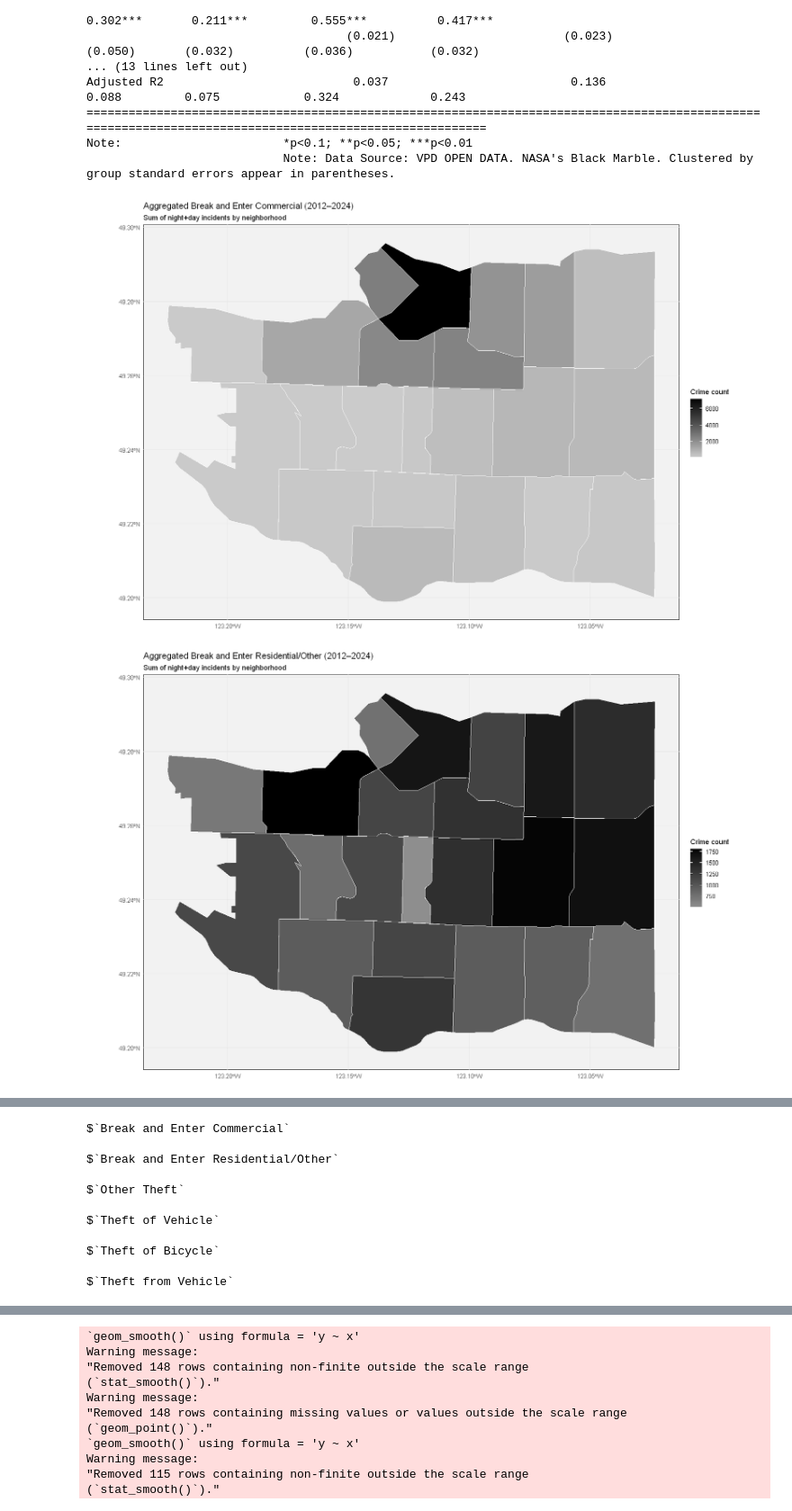
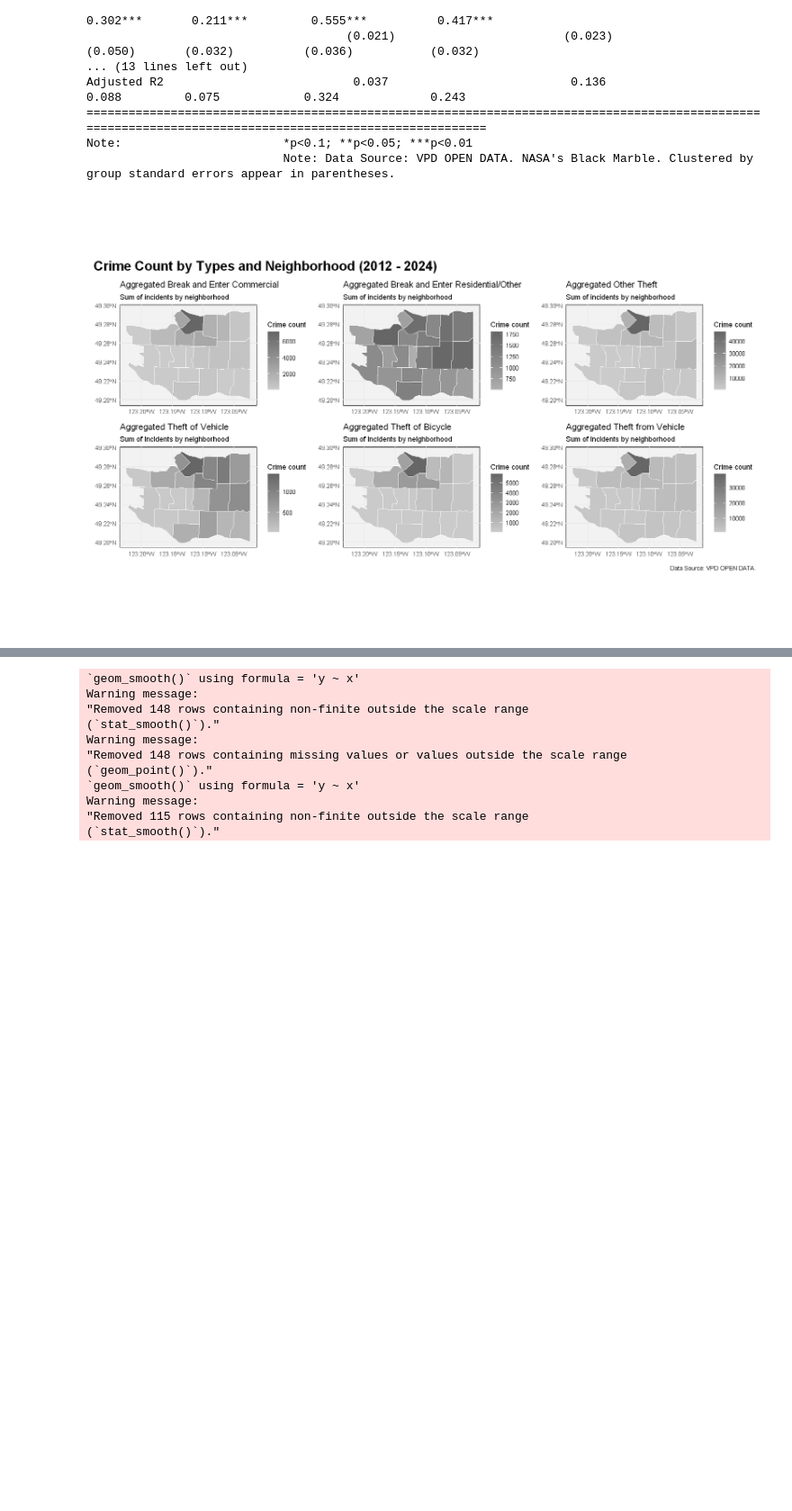
Before and after one commit to Irene-Berezin/econ_398_project, a Jupyter notebook: project_workbook.ipynb, the cells around one changed output, grey strips where cells are left out. Shown at 90% size. Cells and saved outputs as stored; diff of their text form; code cells hidden in the pictures; blank space fills up the shorter version.

```diff
--- a/project_workbook.ipynb
+++ b/project_workbook.ipynb
@@ -1521,7 +1631,8 @@ Note:                     *p<0.1; **p<0.05; ***p<0.01
 # %% [markdown]
 #### Explorations on 22 Neighborhoods
 # %%
-neighborhood2016_2021_panel <- read_csv("neighborhood2016_2021_panel.csv")
+neighborhood2016_2021_panel <- read_csv("neighborhood2016_2021_panel.csv")|>
+    drop_na(crime_count, ntl_mean, population_density, income)
 # %% [output]
 Rows: 5280 Columns: 16
 ── Column specification ────────────────────────────────────────────────────────
@@ -2746,36 +2901,39 @@ crime_panels <- panel_list
 crime_maps_custom <- list()
 for (i in seq_along(crime_panels)) {
   crime_type <- names(crime_panels)[i]
   df <- crime_panels[[i]]
   summary_dt <- df %>%
     st_drop_geometry() %>%
     mutate(crime_total = crime_night + crime_day) %>%
     group_by(geo_local_area) %>%
     summarise(
       total_crime = sum(crime_total, na.rm = TRUE),
       .groups     = "drop"
     )
   map_sf <- neighborhood_valid %>%
     rename(geo_local_area = neighborhood) %>%
     left_join(summary_dt, by = "geo_local_area")
   p <- ggplot(map_sf) +
     geom_sf(aes(fill = total_crime), color = "white", size = 0.2) +
-    scale_fill_gradient2(midpoint = 0.5, low = "white", mid = "grey80", high = "black") +
+    scale_fill_gradient2(midpoint = 0.5, low = "white", mid = "grey80", high = "grey40") +
     labs(
-      title    = sprintf("Aggregated %s (2012–2024)", crime_type),
-      subtitle = "Sum of night+day incidents by neighborhood",
+      title    = sprintf("Aggregated %s", crime_type),
+      subtitle = "Sum of incidents by neighborhood",
       fill     = "Crime count"
     ) +
     theme_minimal() +
     theme(
       panel.grid.major = element_line(color = "gray90"),
       panel.background = element_rect(fill = "gray95")
     )
   crime_maps_custom[[crime_type]] <- p
 }
 names(crime_maps_custom) <- names(crime_panels)
 
-crime_maps_custom
+wrap_plots(crime_maps_custom, nrow = 2, ncol = 3) + plot_annotation(
+  title = "Crime Count by Types and Neighborhood (2012 - 2024)",
+  theme = theme(plot.title = element_text(size = 20, face = "bold")),
+  caption = "Data Source: VPD OPEN DATA."
+)
 # %% [output]
-[figure, old version]
+[figure, new version]
-[figure, removed]
@@ -2784,11 +2939,0 @@ crime_maps_custom
-$`Break and Enter Commercial`
-
-$`Break and Enter Residential/Other`
-
-$`Other Theft`
-
-$`Theft of Vehicle`
-
-$`Theft of Bicycle`
-
-$`Theft from Vehicle`
```
Also changed, not shown: parts of 34 cells of this notebook.
